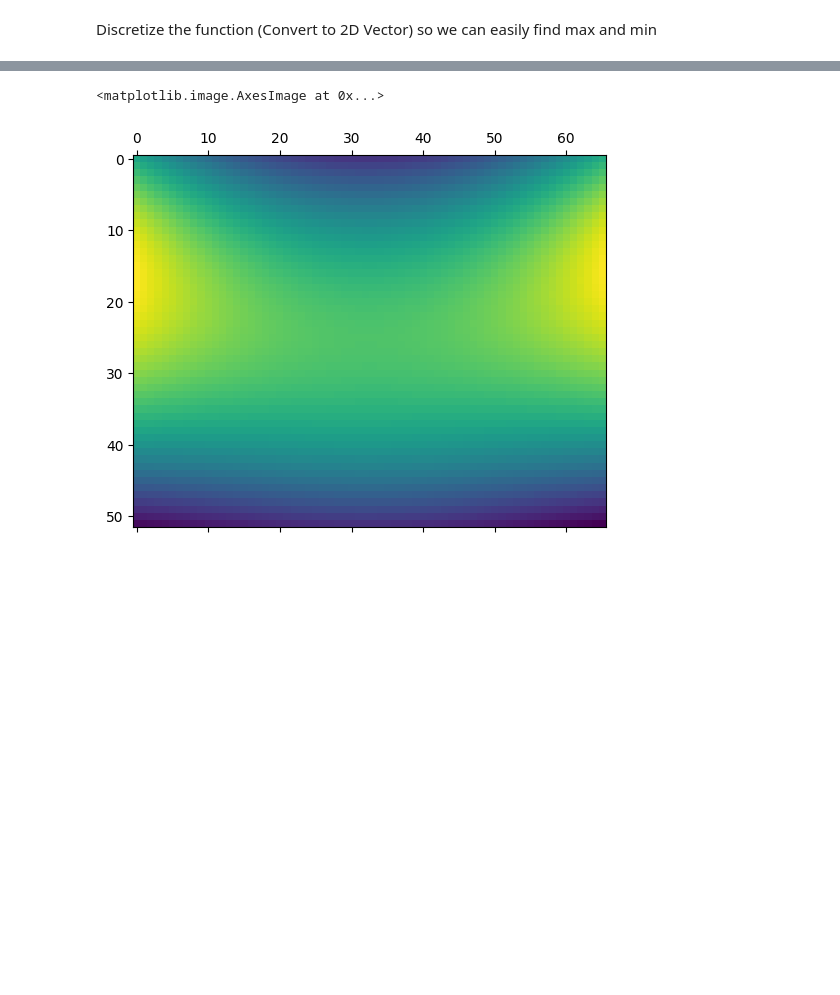
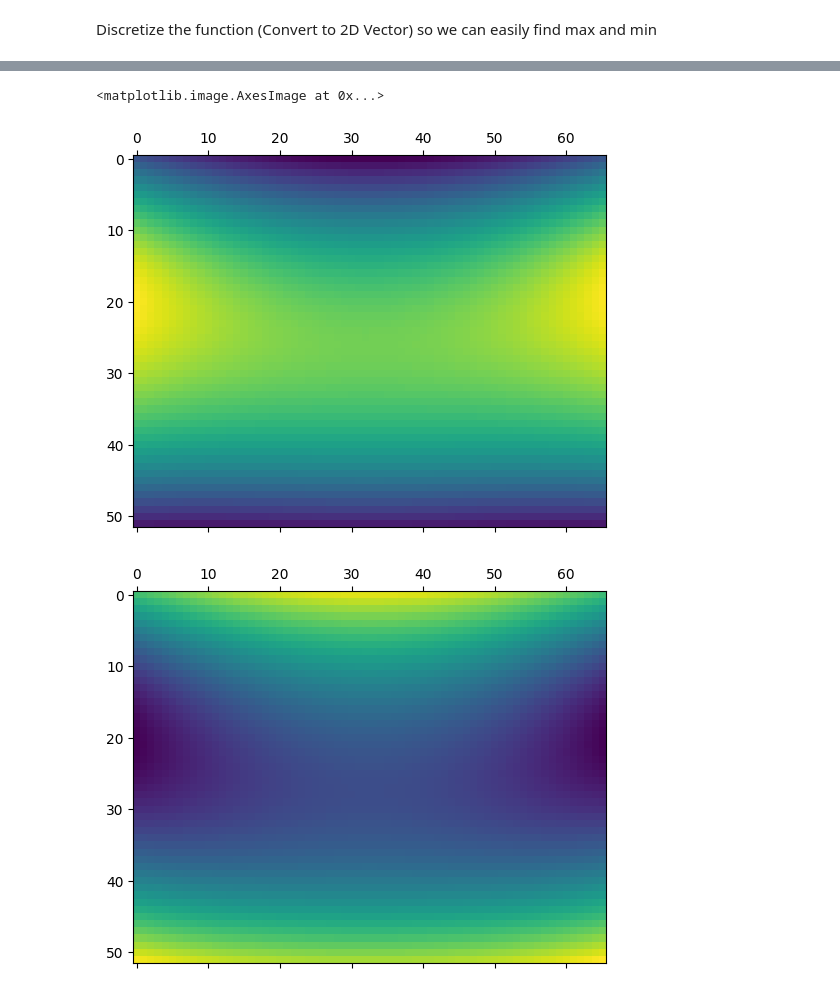
Before and after one commit to phcreery/surface_curvature, a Jupyter notebook: surf_curvature.ipynb, the cells around one changed output, grey strips where cells are left out. Cells and saved outputs as stored; diff of their text form; code cells hidden in the pictures; blank space fills up the shorter version.

```diff
--- a/surf_curvature.ipynb
+++ b/surf_curvature.ipynb
@@ -17,14 +17,14 @@ folder = "20230413"
 # filename = f"{folder}/S600_2p925mmCer_die_attach_deformation.txt"
 # filename = f"{folder}/S600_3p785mmCer_die_attach_deformation.txt"
 # filename = f"{folder}/S800_2p925mmCer_die_attach_deformation.txt"
-# filename = f"{folder}/S800_3p2mmCer_die_attach_deformation.txt"
+filename = f"{folder}/S800_3p2mmCer_die_attach_deformation.txt"
 # filename = f"{folder}/S800_3p5mmCer_die_attach_deformation.txt"
 # filename = f"{folder}/S800_3p785mmCer_die_attach_deformation.txt"
 # filename = f"{folder}/S800_3p8mmCer_die_attach_deformation.txt"
 # filename = f"{folder}/S800_3p9mmCer_die_attach_deformation.txt"
 # filename = f"{folder}/S800_4p0mmCer_die_attach_deformation.txt"
 # filename = f"{folder}/S800_4p1mmCer_die_attach_deformation.txt"
-filename = f"{folder}/S800_4p2mmCer_die_attach_deformation.txt"
+# filename = f"{folder}/S800_4p2mmCer_die_attach_deformation.txt"
 
 C_NODE = "Node Number"
 C_X = "X Location (mm)"
@@ -37,7 +37,7 @@ cols = df.columns
 print(cols)
 df
 
-fig = plt.figure()
+fig = plt.figure(dpi=150)
 ax = fig.add_subplot(projection='3d')
 # ax = plt.axes(projection='3d')
 pcm = ax.scatter(df[C_X], df[C_Y], df[C_DEF], c=df[C_DEF], cmap='viridis')
@@ -500,39 +613,75 @@ Discretize the function (Convert to 2D Vector) so we can easily find max and min
 # %%
-x = np.linspace(x_min, x_max, nx)
-y = np.linspace(y_min, y_max, ny)
+xrange = np.linspace(x_min, x_max, nx)
+yrange = np.linspace(y_min, y_max, ny)
+X,Y = np.meshgrid(xrange, yrange)
+Z = np.empty(shape=(ny, nx))
 
 H_a = np.empty(shape=(ny, nx))
 K_a = np.empty(shape=(ny, nx))
 P_absmax_a = np.empty(shape=(ny, nx))
+# Curvedness
+C_a = np.empty(shape=(ny, nx))
+
+k1U = np.empty(shape=(ny, nx))
+k1V = np.empty(shape=(ny, nx))
+k1W = np.empty(shape=(ny, nx))
+k2U = np.empty(shape=(ny, nx))
+k2V = np.empty(shape=(ny, nx))
+k2W = np.empty(shape=(ny, nx))
 
 # Implicit 2D mean curvature
-H = mean_curvature_2d(f, v)
-for i in range(len(x)):
-    for j in range(len(y)):
+# H = mean_curvature_implicit(f, v)
+# K = gaussian_curvature_implicit(f, v)
+
+## Convert move form to parametic: f_(u,v) -> [u,v,f(u,v)]
+# f_ = Matrix([v[0], v[1], f])
+## Get normal vector field
+# df = gradient(f_, v)
+# N = f_.diff(v[0]).cross(f_.diff(v[1]))
+
+for i in range(len(xrange)):
+    for j in range(len(yrange)):
+        Z[j, i] = f.subs({v[0]: xrange[i], v[1]: yrange[j]})
+
         # H_a[j, i] = H.subs({v[0]: x[i], v[1]: y[j]})
         # K_a[j, i] = K.subs({v[0]: x[i], v[1]: y[j]})
 
-        Pmax = (H + (H**2 - K)**(1/2)).subs({v[0]: x[i], v[1]: y[j]})
-        Pmin = (H - (H**2 - K)**(1/2)).subs({v[0]: x[i], v[1]: y[j]})
-        P_absmax_a[j, i] = max([Pmax, Pmin], key=lambda x: abs(x))
-        # P_absmax_a[j, i] = Pmax
+        # Pmax = (H + (H**2 - K)**(1/2)).subs({v[0]: x[i], v[1]: y[j]})
+        # Pmin = (H - (H**2 - K)**(1/2)).subs({v[0]: x[i], v[1]: y[j]})
+        # P_absmax_a[j, i] = max([Pmax, Pmin], key=lambda x: abs(x))
+
+        point = [xrange[i],yrange[j]]
+        # k1,k2,k1vec,k2vec = pricipal_curvature_implicit_parametric(df,N,v,point)
+        k1,k2,k1vec,k2vec = pricipal_curvature_implicit_monge(f,v,point)
+
+        P_absmax_a[j, i] = max([k1, k2], key=lambda x: abs(x))
+        C_a[j, i] = sympy.sqrt((k1**2 + k2**2)/2)
+        k1U[j, i] = k1vec[0] * k1
+        k1V[j, i] = k1vec[1] * k1
+        k1W[j, i] = k1vec[2] * k1
+        k2U[j, i] = k2vec[0] * k2
+        k2V[j, i] = k2vec[1] * k2
+        k2W[j, i] = k2vec[2] * k2
+
 
 # Finite mean curvature
 # for i in range(len(x)):
 #     for j in range(len(y)):
 #         a[j, i] = f.subs({v[0]: x[i], v[1]: y[j]})
 # plt.matshow(a)
 
-# a = mean_curvature_2d_finite(a)
-# a = gaussian_curvature_2d_finite(a)
+# a = mean_curvature_orthodiscrete(a)
+# a = gaussian_curvature_orthodiscrete(a)
 
 # X, Y = np.meshgrid(x, y)
 # a = surfature(X,Y,a)
 
 # plt.matshow(H_a)
 # plt.matshow(K_a)
 plt.matshow(P_absmax_a)
+plt.matshow(C_a)
 # %% [output]
 <matplotlib.image.AxesImage at 0x...>
-[figure, old version]
+[figure, new version]
+[figure, added]
 # %%
```
Also changed, not shown: parts of 21 cells of this notebook, 2 other files.
